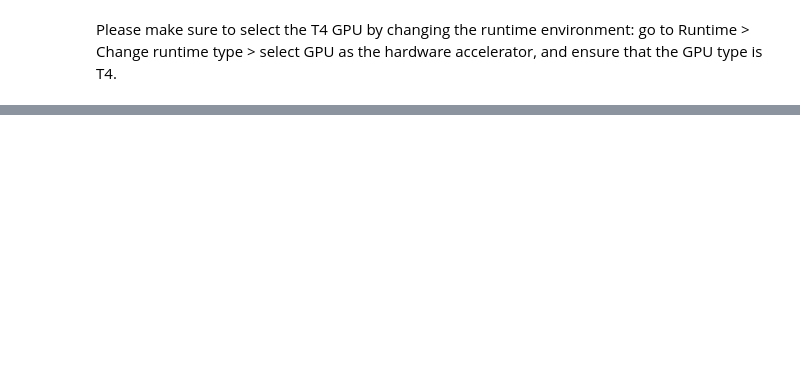
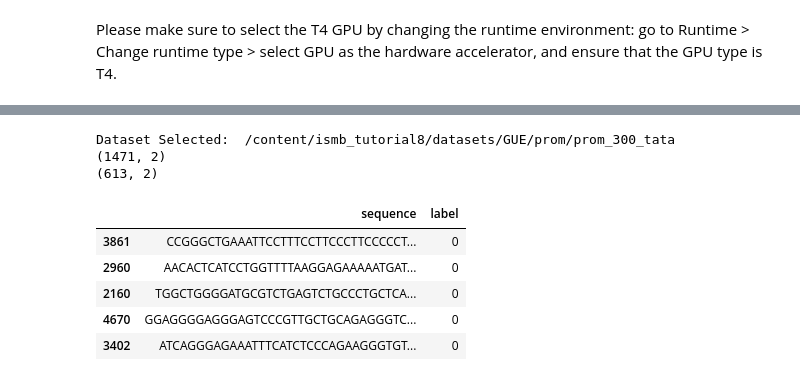
Before and after one commit to fabianagoes/ismb_tutorial8, a Jupyter notebook: tutorial_practical2_2_colab.ipynb, the cells around one changed output, grey strips where cells are left out. Drawn from its saved outputs; the diff is of its cells as text; code cells hidden in the pictures; blank space fills up the shorter version.

```diff
--- a/tutorial_practical2_2_colab.ipynb
+++ b/tutorial_practical2_2_colab.ipynb
@@ -68,21 +126,24 @@ def embed_dataframe(df):
 # %%
 print('Dataset Selected: ',selected_path['value'])
 
-train_data=pd.read_csv(selected_path['value']+'/train.csv')#read_csv to read csv files
+train_data=pd.read_csv(selected_path['value']+'/train.csv')
 val_data=pd.read_csv(selected_path['value']+'/dev.csv')
 test_data=pd.read_csv(selected_path['value']+'/test.csv')
 
-train_data = (train_data.groupby("label", group_keys=False).apply(lambda x: x.sample(frac=0.03, random_state=42)))
-test_data = (test_data.groupby("label", group_keys=False).apply(lambda x: x.sample(frac=0.03, random_state=42)))
-val_data = (val_data.groupby("label", group_keys=False).apply(lambda x: x.sample(frac=0.03, random_state=42)))
-
+train_data = (train_data.groupby("label", group_keys=False).apply(lambda x: x.sample(frac=0.3, random_state=42)))
+test_data = (test_data.groupby("label", group_keys=False).apply(lambda x: x.sample(frac=1.0, random_state=42)))
+val_data = (val_data.groupby("label", group_keys=False).apply(lambda x: x.sample(frac=1.0, random_state=42)))
 data={'Train':train_data,'Val':val_data,'Test':test_data}
-
+print(train_data.shape)
+print(test_data.shape)
 train_data.head(5)# displays first 5 datapoints
-
-X_train, y_train = embed_dataframe(train_data)
-X_val, y_val = embed_dataframe(val_data)
-X_test, y_test = embed_dataframe(test_data)
-
-print(f"Train shape: {X_train.shape}")
-print(f"Test shape: {X_test.shape}")
+# %% [output]
+Dataset Selected:  /content/ismb_tutorial8/datasets/GUE/prom/prom_300_tata
+(1471, 2)
+(613, 2)
+|  | sequence | label |
+| 3861 | CCGGGCTGAAATTCCTTTCCTTCCCTTCCCCCT... | 0 |
+| 2960 | AACACTCATCCTGGTTTTAAGGAGAAAAATGAT... | 0 |
+| 2160 | TGGCTGGGGATGCGTCTGAGTCTGCCCTGCTCA... | 0 |
+| 4670 | GGAGGGGAGGGAGTCCCGTTGCTGCAGAGGGTC... | 0 |
+| 3402 | ATCAGGGAGAAATTTCATCTCCCAGAAGGGTGT... | 0 |
```
Also changed, not shown: parts of 26 cells of this notebook.
